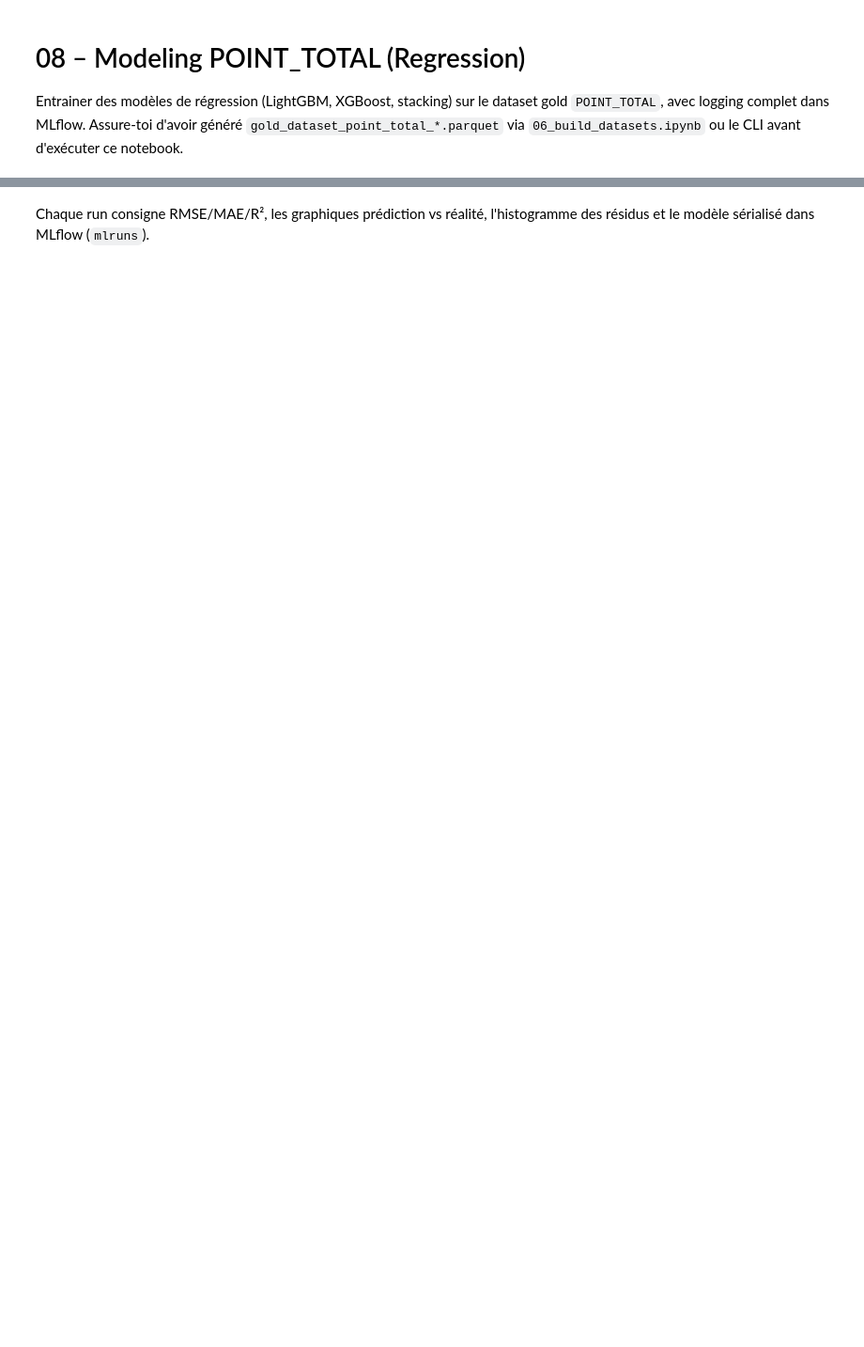
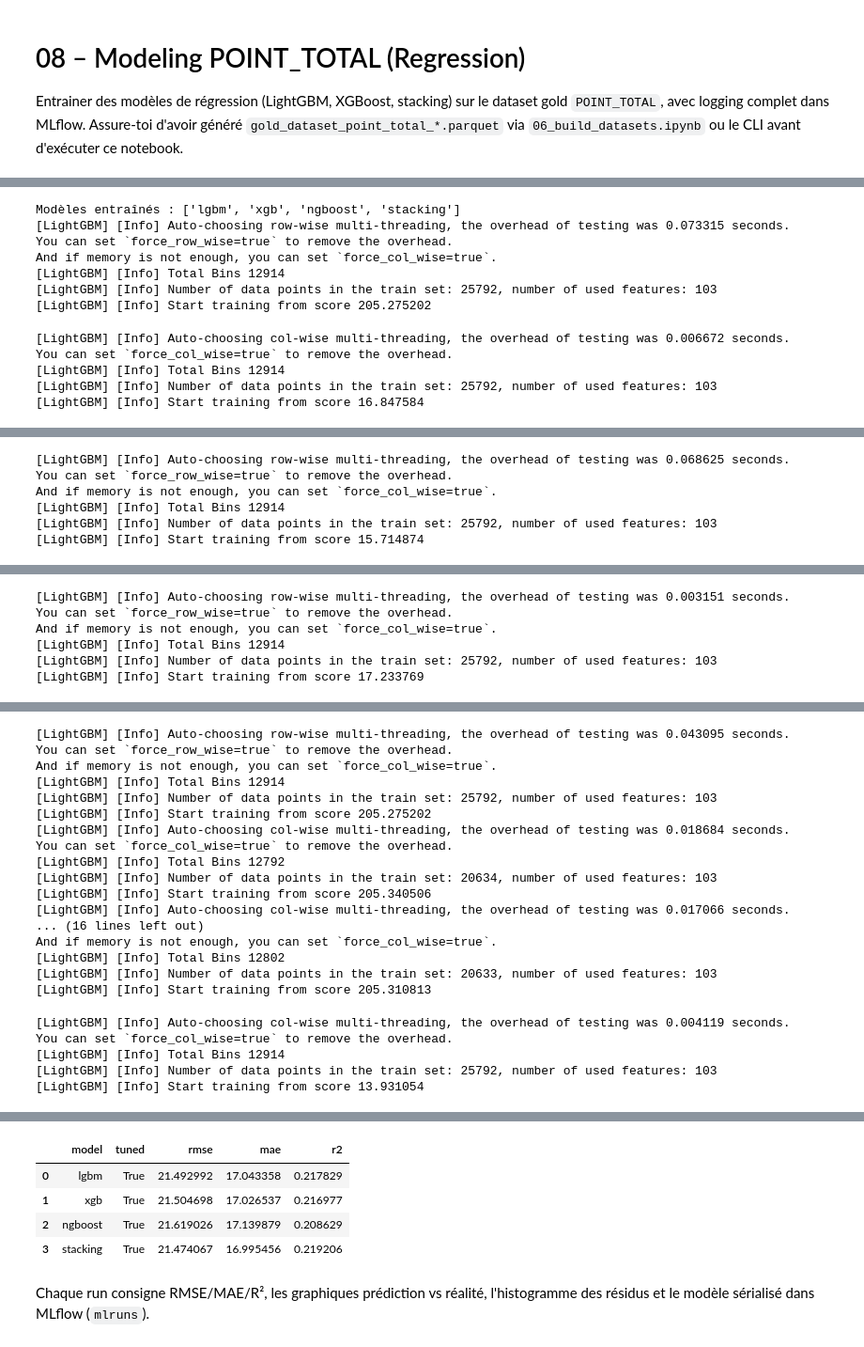
Before and after one commit to SirGenkii/NBA_Predictor, a Jupyter notebook: 08_modeling_point_total.ipynb, the cells around one changed output, grey strips where cells are left out. Shown at 94% size. Saved outputs shown, nothing was run; the diff lists cells and outputs as text; code cells hidden in the pictures; blank space fills up the shorter version.

Commit message:
starting feast

```diff
--- a/08_modeling_point_total.ipynb
+++ b/08_modeling_point_total.ipynb
@@ -48,3 +45,0 @@ Name: POINT_TOTAL, dtype: float64
-# %%
-results_df = trainer.train_models(["lgbm", "xgb",  "stacking"]) #"ngboost",
-display(results_df)
@@ -99,0 +110,31 @@ You can set `force_col_wise=true` to remove the overhead.
+# %%
+MODELS_TO_TRAIN = get_models_to_train(best_params, MODEL_REGISTRY)
+print('Modèles entraînés :', MODELS_TO_TRAIN)
+
+rows = []
+for model_key in MODELS_TO_TRAIN:
+    overrides = best_params.get(model_key)
+    tuned = overrides is not None
+    run_name = f"{model_key}_tuned" if tuned else model_key
+    metrics = trainer.train_with_params(
+        model_key,
+        param_overrides=overrides,
+        run_name=run_name,
+    )
+    rows.append({"model": model_key, "tuned": tuned, **metrics})
+
+results_df = pd.DataFrame(rows)
+display(results_df)
+# %% [output]
+Modèles entraînés : ['lgbm', 'xgb', 'ngboost', 'stacking']
+[LightGBM] [Info] Auto-choosing row-wise multi-threading, the overhead of testing was 0.073315 seconds.
+You can set `force_row_wise=true` to remove the overhead.
+And if memory is not enough, you can set `force_col_wise=true`.
+[LightGBM] [Info] Total Bins 12914
+[LightGBM] [Info] Number of data points in the train set: 25792, number of used features: 103
+[LightGBM] [Info] Start training from score 205.275202
+[LightGBM] [Info] Auto-choosing col-wise multi-threading, the overhead of testing was 0.006672 seconds.
+You can set `force_col_wise=true` to remove the overhead.
+[LightGBM] [Info] Total Bins 12914
+[LightGBM] [Info] Number of data points in the train set: 25792, number of used features: 103
+[LightGBM] [Info] Start training from score 16.847584
@@ -99,0 +143,6 @@ You can set `force_col_wise=true` to remove the overhead.
+[LightGBM] [Info] Auto-choosing row-wise multi-threading, the overhead of testing was 0.068625 seconds.
+You can set `force_row_wise=true` to remove the overhead.
+And if memory is not enough, you can set `force_col_wise=true`.
+[LightGBM] [Info] Total Bins 12914
+[LightGBM] [Info] Number of data points in the train set: 25792, number of used features: 103
+[LightGBM] [Info] Start training from score 15.714874
@@ -99,0 +151,6 @@ You can set `force_col_wise=true` to remove the overhead.
+[LightGBM] [Info] Auto-choosing row-wise multi-threading, the overhead of testing was 0.003151 seconds.
+You can set `force_row_wise=true` to remove the overhead.
+And if memory is not enough, you can set `force_col_wise=true`.
+[LightGBM] [Info] Total Bins 12914
+[LightGBM] [Info] Number of data points in the train set: 25792, number of used features: 103
+[LightGBM] [Info] Start training from score 17.233769
@@ -99,0 +159,22 @@ You can set `force_col_wise=true` to remove the overhead.
+[LightGBM] [Info] Auto-choosing row-wise multi-threading, the overhead of testing was 0.043095 seconds.
+You can set `force_row_wise=true` to remove the overhead.
+And if memory is not enough, you can set `force_col_wise=true`.
+[LightGBM] [Info] Total Bins 12914
+[LightGBM] [Info] Number of data points in the train set: 25792, number of used features: 103
+[LightGBM] [Info] Start training from score 205.275202
+[LightGBM] [Info] Auto-choosing col-wise multi-threading, the overhead of testing was 0.018684 seconds.
+You can set `force_col_wise=true` to remove the overhead.
+[LightGBM] [Info] Total Bins 12792
+[LightGBM] [Info] Number of data points in the train set: 20634, number of used features: 103
+[LightGBM] [Info] Start training from score 205.340506
+[LightGBM] [Info] Auto-choosing col-wise multi-threading, the overhead of testing was 0.017066 seconds.
+... (16 lines left out)
+And if memory is not enough, you can set `force_col_wise=true`.
+[LightGBM] [Info] Total Bins 12802
+[LightGBM] [Info] Number of data points in the train set: 20633, number of used features: 103
+[LightGBM] [Info] Start training from score 205.310813
+[LightGBM] [Info] Auto-choosing col-wise multi-threading, the overhead of testing was 0.004119 seconds.
+You can set `force_col_wise=true` to remove the overhead.
+[LightGBM] [Info] Total Bins 12914
+[LightGBM] [Info] Number of data points in the train set: 25792, number of used features: 103
+[LightGBM] [Info] Start training from score 13.931054
@@ -100,2 +183,7 @@ You can set `force_col_wise=true` to remove the overhead.
+|  | model | tuned | rmse | mae | r2 |
+| 0 | lgbm | True | 21.492992 | 17.043358 | 0.217829 |
+| 1 | xgb | True | 21.504698 | 17.026537 | 0.216977 |
+| 2 | ngboost | True | 21.619026 | 17.139879 | 0.208629 |
+| 3 | stacking | True | 21.474067 | 16.995456 | 0.219206 |
 # %% [markdown]
 Chaque run consigne RMSE/MAE/R², les graphiques prédiction vs réalité, l'histogramme des résidus et le modèle sérialisé dans MLflow (`mlruns`).
```
Also changed, not shown: parts of 7 cells of this notebook, 56 other files.
